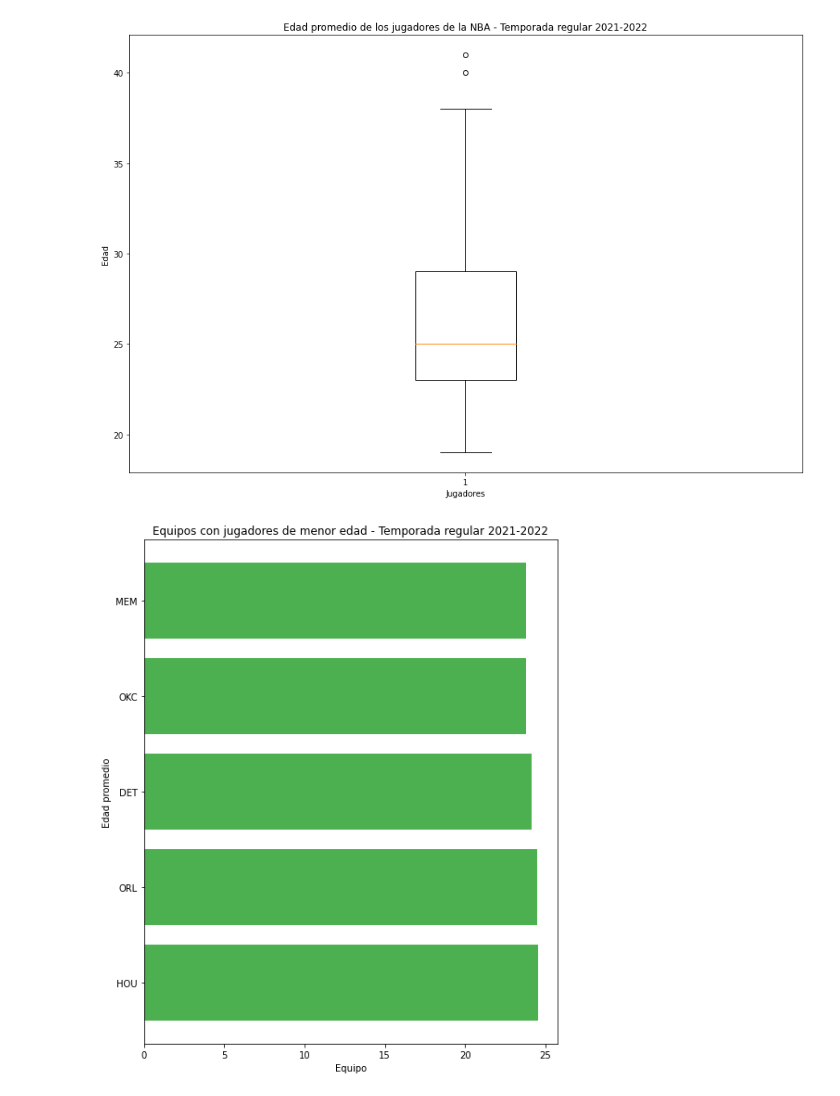
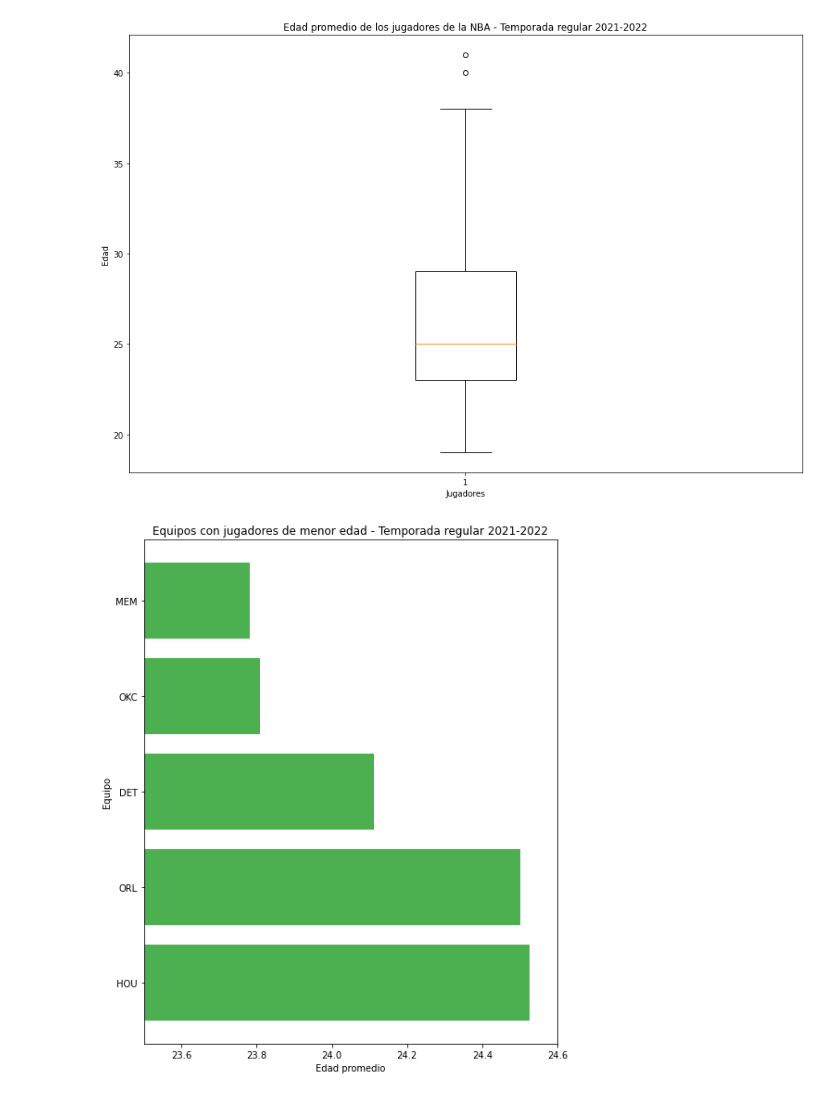
Before and after one commit to santiagobrikman/NBA, a Jupyter notebook: Código/Graficos.ipynb, the cells around one changed output. Cells and saved outputs as stored; diff of their text form; code cells hidden in the pictures.

```diff
--- a/Código/Graficos.ipynb
+++ b/Código/Graficos.ipynb
@@ -37,22 +38,23 @@ plt.savefig("Edad Promedio.png")
 # %%
 df2 = df.groupby(['Tm']).mean()
 df2 = df2.sort_values(by = 'Age', ascending=True).head(5).reset_index()
 df2 = df2.sort_values(by = 'Age', ascending=False)
 
 equipo = df2['Tm']
 edadpromedio = df2['Age']
 
 fig2 = plt.figure(1)
 fig2.set_figheight(10)
 fig2.set_figwidth(8)
+plt.xlim(23.50, 24.60)
 fig2.set_facecolor('white')
 plt.title('Equipos con jugadores de menor edad - Temporada regular 2021-2022')
-plt.xlabel('Equipo')
-plt.ylabel('Edad promedio')
+plt.xlabel('Edad promedio')
+plt.ylabel('Equipo')
 plt.barh(equipo,edadpromedio,color = '#4CAF50')
 plt.savefig("Equipos jovenes.png")
 # %% [output]
-[figure, old version]
+[figure, new version]
 # %%
 df2 = df.groupby(['Tm']).mean()
 df2 = df2.sort_values(by = 'Age', ascending=False).head(5).reset_index()
```
Also changed, not shown: parts of 8 cells of this notebook, 11 other files.
